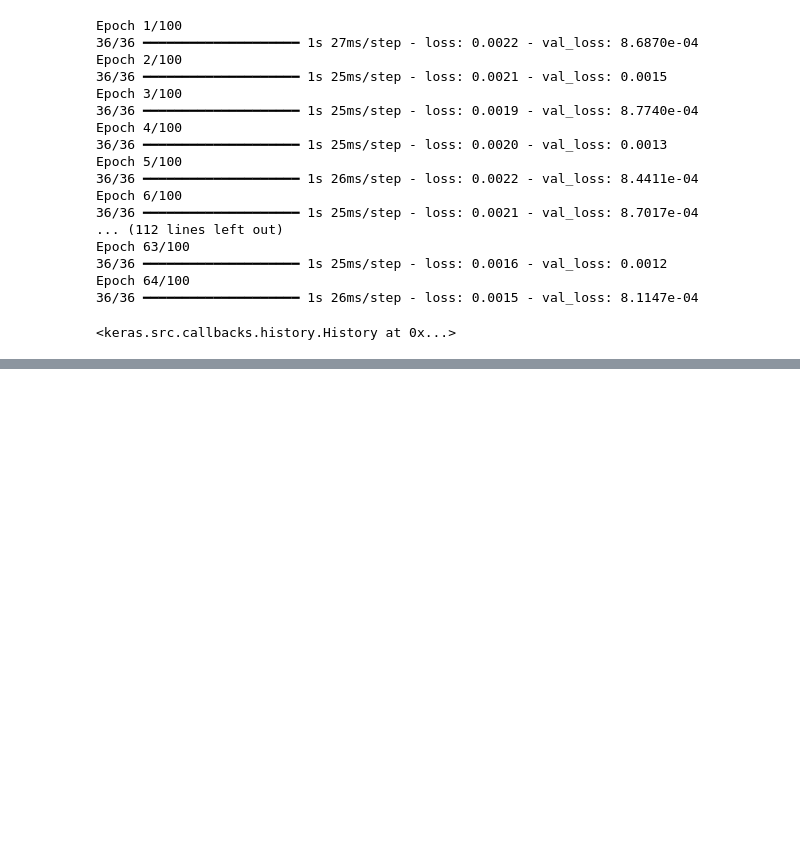
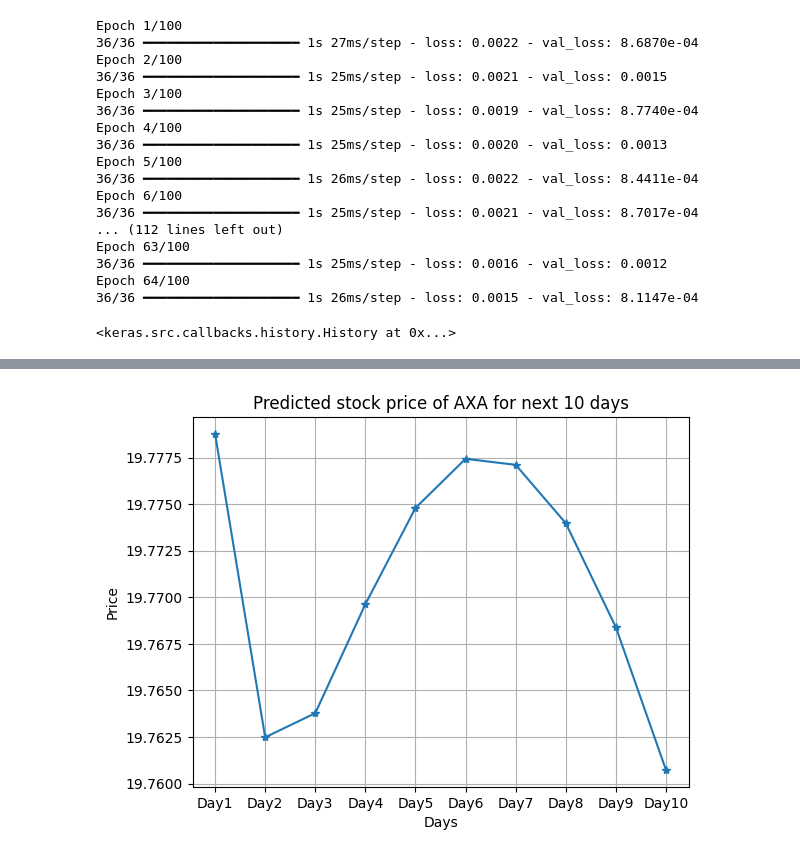
Before and after one commit to Ignacio-Antequera/Stock-Market-Predictions-with-LSTM-Neural-Networks, a Jupyter notebook: Stock Market - LSTM Neural Networks.ipynb, the cells around one changed output, grey strips where cells are left out. Saved outputs shown, nothing was run; the diff lists cells and outputs as text; code cells hidden in the pictures; blank space fills up the shorter version.

Commit message:
Yes!!!! Successfully displayed the predictions

```diff
--- a/Stock Market - LSTM Neural Networks.ipynb
+++ b/Stock Market - LSTM Neural Networks.ipynb
@@ -701,0 +710,23 @@ plt.show()
+# %%
+# To predict for the next 10 days, we'll need the last n_past days of data
+last_sequence = X_test[-1]
+
+# Reshape the last_sequence to match the input shape of the model
+last_sequence = last_sequence.reshape(1, n_past, 1)
+
+# Generate predictions for the next 10 days
+predictions_next_10_days = []
+for _ in range(10):
+    next_day_prediction = model.predict(last_sequence)
+    predictions_next_10_days.append(next_day_prediction[0, 0])  # Get the predicted value
+    last_sequence = np.roll(last_sequence, -1, axis=1)  # Shift the sequence by one day
+    last_sequence[0, -1, 0] = next_day_prediction  # Update the last element with the new prediction
+
+# Transform the predictions back to the original scale
+predictions_next_10_days = scaler.inverse_transform(np.array(predictions_next_10_days).reshape(-1, 1))
+
+# Print the predictions for the next 10 days
+print("\n")
+print("Predictions for the next 10 days:")
+for i, prediction in enumerate(predictions_next_10_days, start=1):
+    print(f"Day {i}: Predicted Price = {prediction[0]}")
@@ -701,0 +751,10 @@ plt.show()
+# %%
+plt.plot(predictions_next_10_days, marker='*')
+plt.title(f'Predicted stock price of {company_name} for next 10 days')
+plt.xlabel('Days')
+plt.ylabel('Price')
+plt.xticks(range(0, 10), ['Day1', 'Day2', 'Day3', 'Day4', 'Day5', 'Day6', 'Day7', 'Day8', 'Day9', 'Day10'])
+plt.grid(True)
+plt.show()
+# %% [output]
+[figure, added]
```
Also changed, not shown: parts of 4 cells of this notebook.
